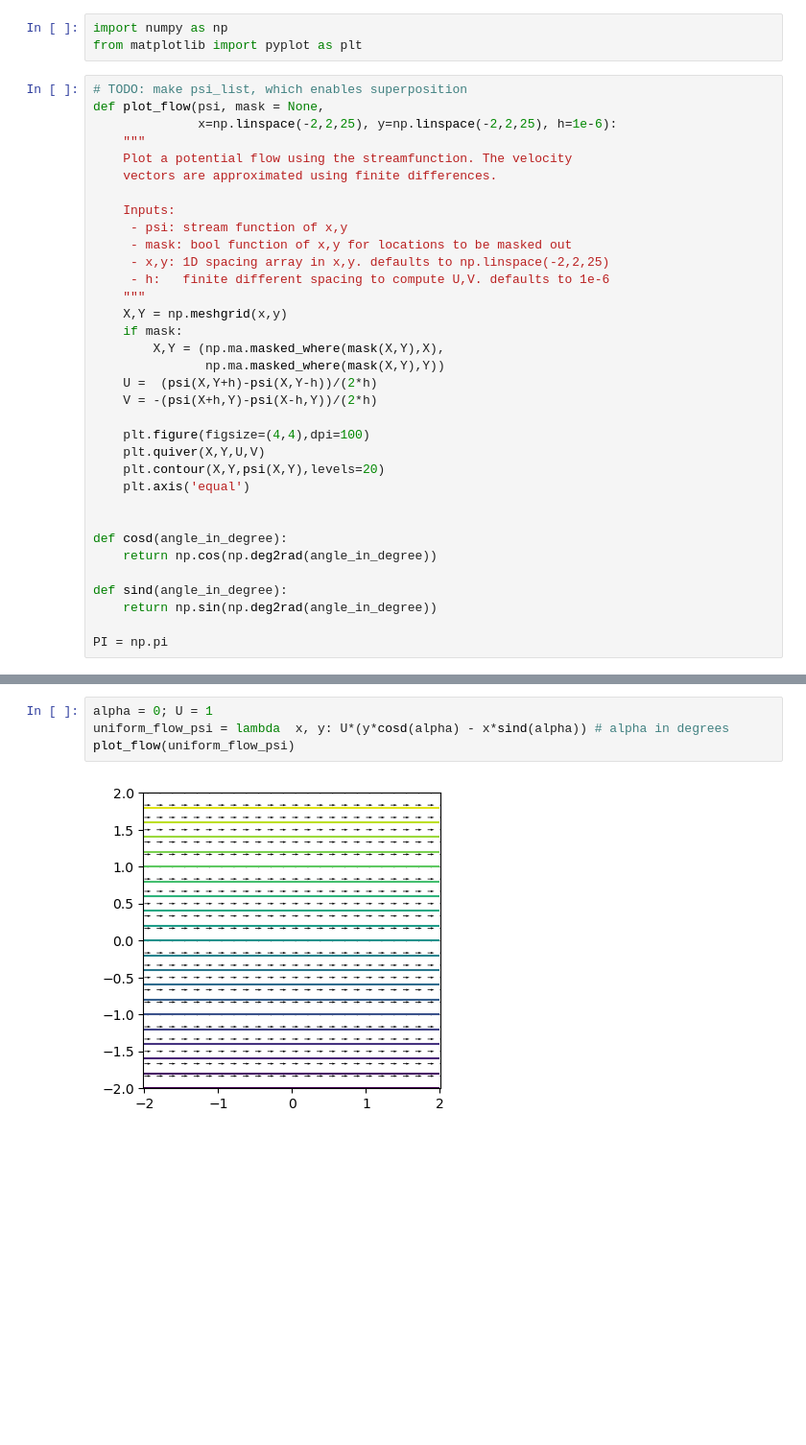
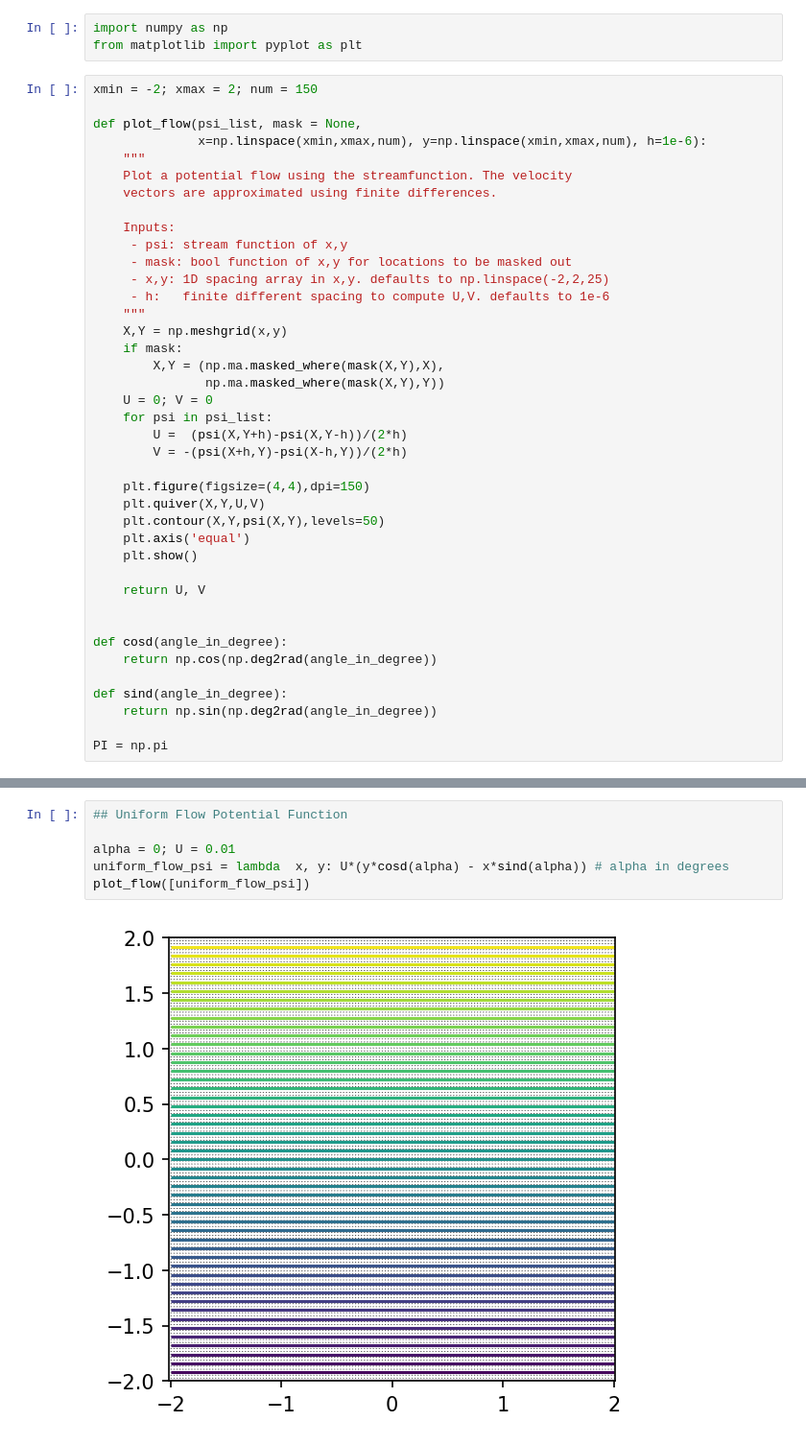
Before and after one commit to efekaanefe/Fluid-Simulations, a Jupyter notebook: Potential-Flow-Theory-Visualization/potential-flow-plot.ipynb, the cells around one changed output, grey strips where cells are left out. Shown at 96% size. Saved outputs shown, nothing was run; the diff lists cells and outputs as text; blank space fills up the shorter version.

Commit message:
superposition plots the last psi given, why?

```diff
--- a/Potential-Flow-Theory-Visualization/potential-flow-plot.ipynb
+++ b/Potential-Flow-Theory-Visualization/potential-flow-plot.ipynb
@@ -2,9 +2,10 @@
 import numpy as np
 from matplotlib import pyplot as plt
 # %%
-# TODO: make psi_list, which enables superposition
-def plot_flow(psi, mask = None,
-              x=np.linspace(-2,2,25), y=np.linspace(-2,2,25), h=1e-6):
+xmin = -2; xmax = 2; num = 150
+
+def plot_flow(psi_list, mask = None,
+              x=np.linspace(xmin,xmax,num), y=np.linspace(xmin,xmax,num), h=1e-6):
     """
     Plot a potential flow using the streamfunction. The velocity
     vectors are approximated using finite differences.
@@ -19,13 +20,18 @@ def plot_flow(psi, mask = None,
     if mask:
         X,Y = (np.ma.masked_where(mask(X,Y),X),
                np.ma.masked_where(mask(X,Y),Y))
-    U =  (psi(X,Y+h)-psi(X,Y-h))/(2*h)
-    V = -(psi(X+h,Y)-psi(X-h,Y))/(2*h)
+    U = 0; V = 0
+    for psi in psi_list:
+        U =  (psi(X,Y+h)-psi(X,Y-h))/(2*h)
+        V = -(psi(X+h,Y)-psi(X-h,Y))/(2*h)
 
-    plt.figure(figsize=(4,4),dpi=100)
+    plt.figure(figsize=(4,4),dpi=150)
     plt.quiver(X,Y,U,V)
-    plt.contour(X,Y,psi(X,Y),levels=20)
+    plt.contour(X,Y,psi(X,Y),levels=50)
     plt.axis('equal')
+    plt.show()
+
+    return U, V
 
 
 def cosd(angle_in_degree):
@@ -53,6 +44,8 @@ plot_flow(circle,circle_mask)
 # %%
-alpha = 0; U = 1
+## Uniform Flow Potential Function
+
+alpha = 0; U = 0.01
 uniform_flow_psi = lambda  x, y: U*(y*cosd(alpha) - x*sind(alpha)) # alpha in degrees
-plot_flow(uniform_flow_psi)
+plot_flow([uniform_flow_psi])
 # %% [output]
-[figure, old version]
+[figure, new version]
```
Also changed, not shown: parts of 8 cells of this notebook.
